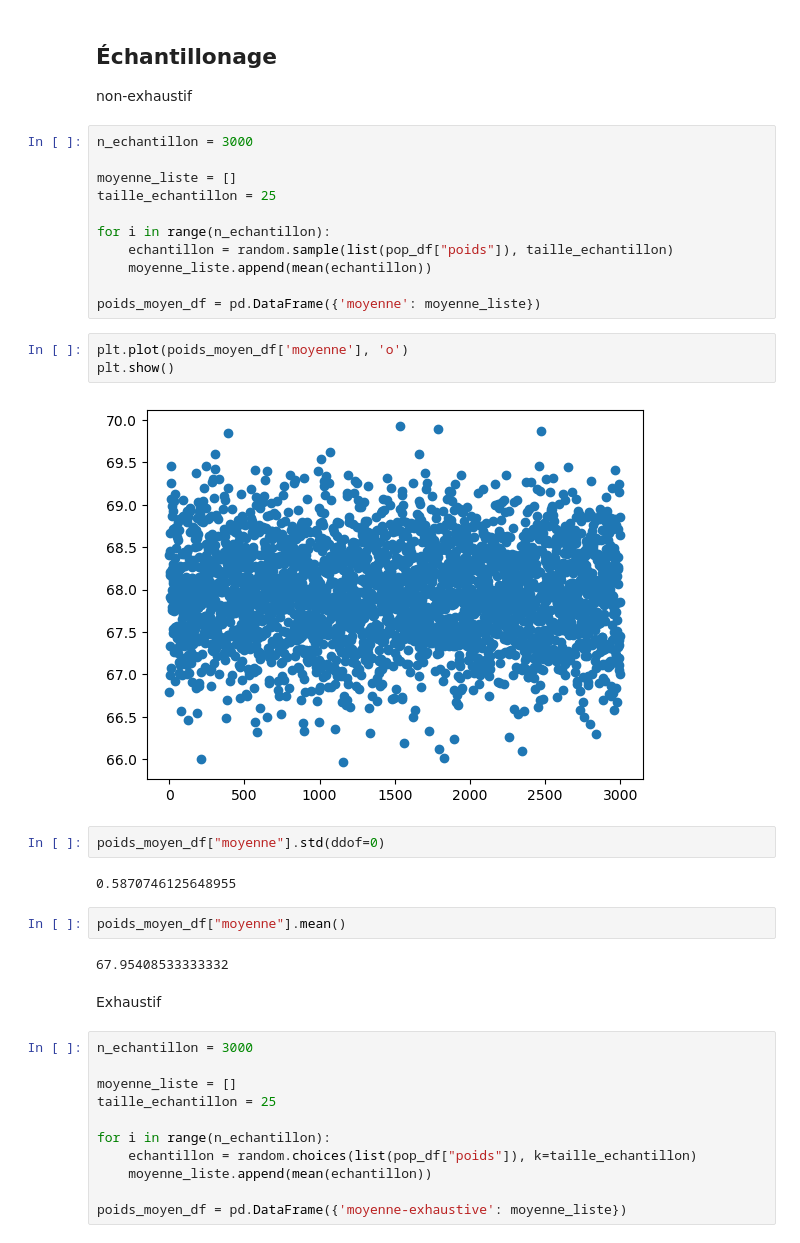
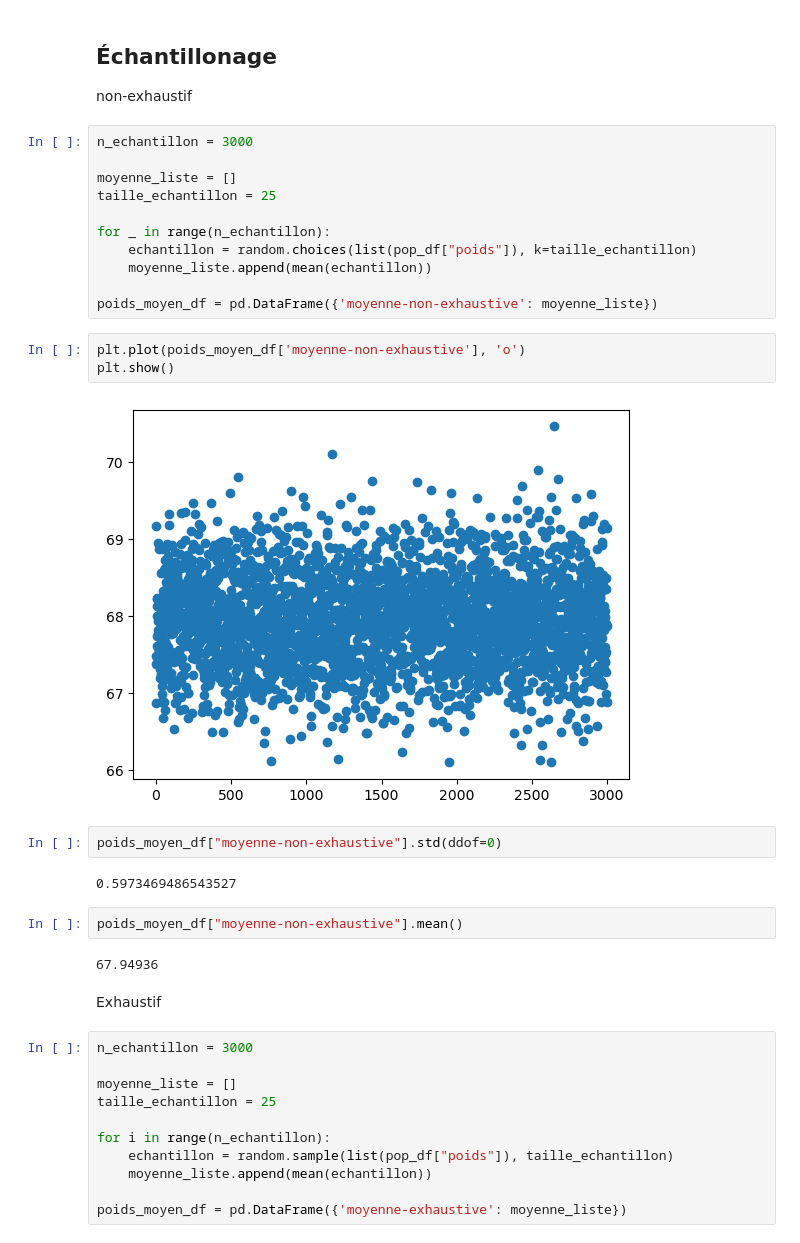
Before and after one commit to WH-Yoshi/MethodeStat, a Jupyter notebook: MethodeStat/Exo11.1-3000etu.ipynb, the cells around one changed output. Saved outputs shown, nothing was run; the diff lists cells and outputs as text.

```diff
--- a/MethodeStat/Exo11.1-3000etu.ipynb
+++ b/MethodeStat/Exo11.1-3000etu.ipynb
@@ -40,24 +47,24 @@ n_echantillon = 3000
 moyenne_liste = []
 taille_echantillon = 25
 
-for i in range(n_echantillon):
-    echantillon = random.sample(list(pop_df["poids"]), taille_echantillon)
+for _ in range(n_echantillon):
+    echantillon = random.choices(list(pop_df["poids"]), k=taille_echantillon)
     moyenne_liste.append(mean(echantillon))
 
-poids_moyen_df = pd.DataFrame({'moyenne': moyenne_liste})
+poids_moyen_df = pd.DataFrame({'moyenne-non-exhaustive': moyenne_liste})
 # %%
-plt.plot(poids_moyen_df['moyenne'], 'o')
+plt.plot(poids_moyen_df['moyenne-non-exhaustive'], 'o')
 plt.show()
 # %% [output]
-[figure, old version]
+[figure, new version]
 # %%
-poids_moyen_df["moyenne"].std(ddof=0)
+poids_moyen_df["moyenne-non-exhaustive"].std(ddof=0)
 # %% [output]
-0.5870746125648955
+0.5973469486543527
 # %%
-poids_moyen_df["moyenne"].mean()
+poids_moyen_df["moyenne-non-exhaustive"].mean()
 # %% [output]
-67.95408533333332
+67.94936
 # %% [markdown]
 Exhaustif
 # %%
@@ -67,7 +74,7 @@ moyenne_liste = []
 taille_echantillon = 25
 
 for i in range(n_echantillon):
-    echantillon = random.choices(list(pop_df["poids"]), k=taille_echantillon)
+    echantillon = random.sample(list(pop_df["poids"]), taille_echantillon)
     moyenne_liste.append(mean(echantillon))
 
 poids_moyen_df = pd.DataFrame({'moyenne-exhaustive': moyenne_liste})
```
Also changed, not shown: parts of 4 cells of this notebook, 5 other files.
